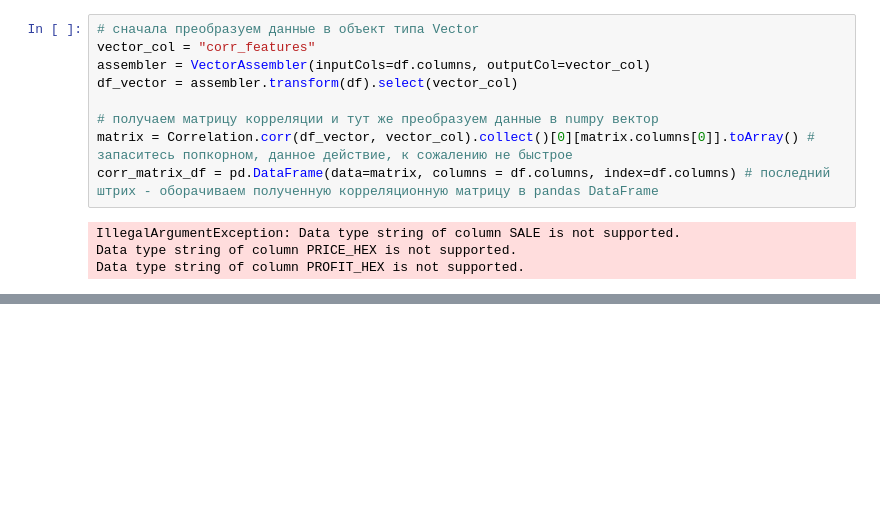
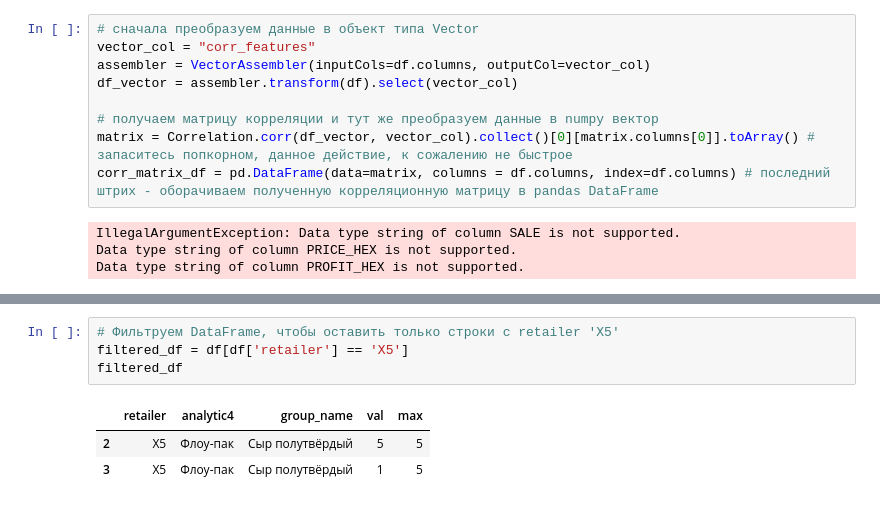
Before and after one commit to budennovsk/Pandas, a Jupyter notebook: work_1.ipynb, the cells around one changed output, grey strips where cells are left out. Drawn from its saved outputs; the diff is of its cells as text; blank space fills up the shorter version.

```diff
--- a/work_1.ipynb
+++ b/work_1.ipynb
@@ -460,0 +503,8 @@ Data type string of column PROFIT_HEX is not supported.
+# %%
+# Фильтруем DataFrame, чтобы оставить только строки с retailer 'X5'
+filtered_df = df[df['retailer'] == 'X5']
+filtered_df
+# %% [output]
+|  | retailer | analytic4 | group_name | val | max |
+| 2 | X5 | Флоу-пак | Сыр полутвёрдый | 5 | 5 |
+| 3 | X5 | Флоу-пак | Сыр полутвёрдый | 1 | 5 |
```
Also changed, not shown: parts of 5 cells of this notebook.
